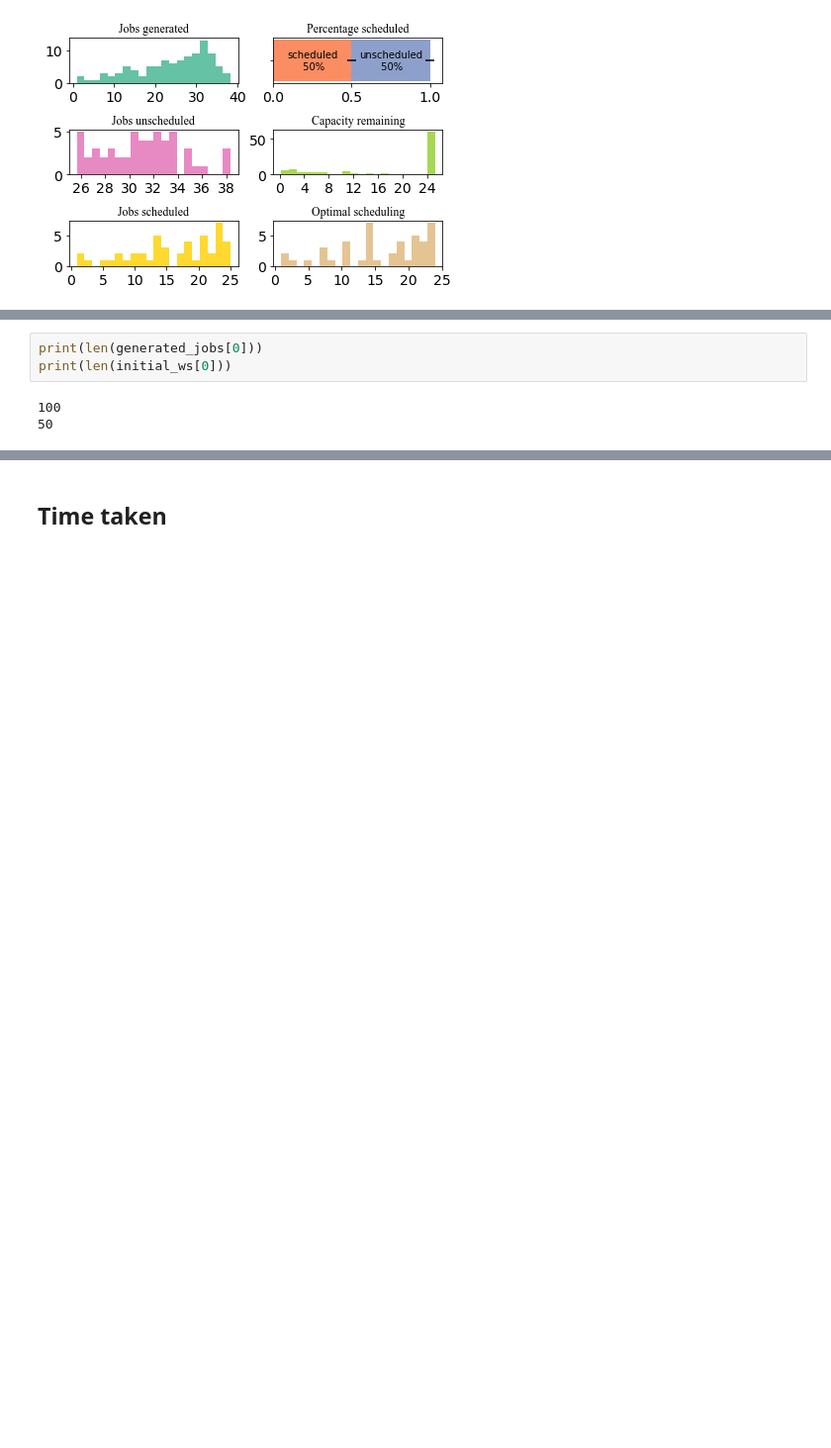
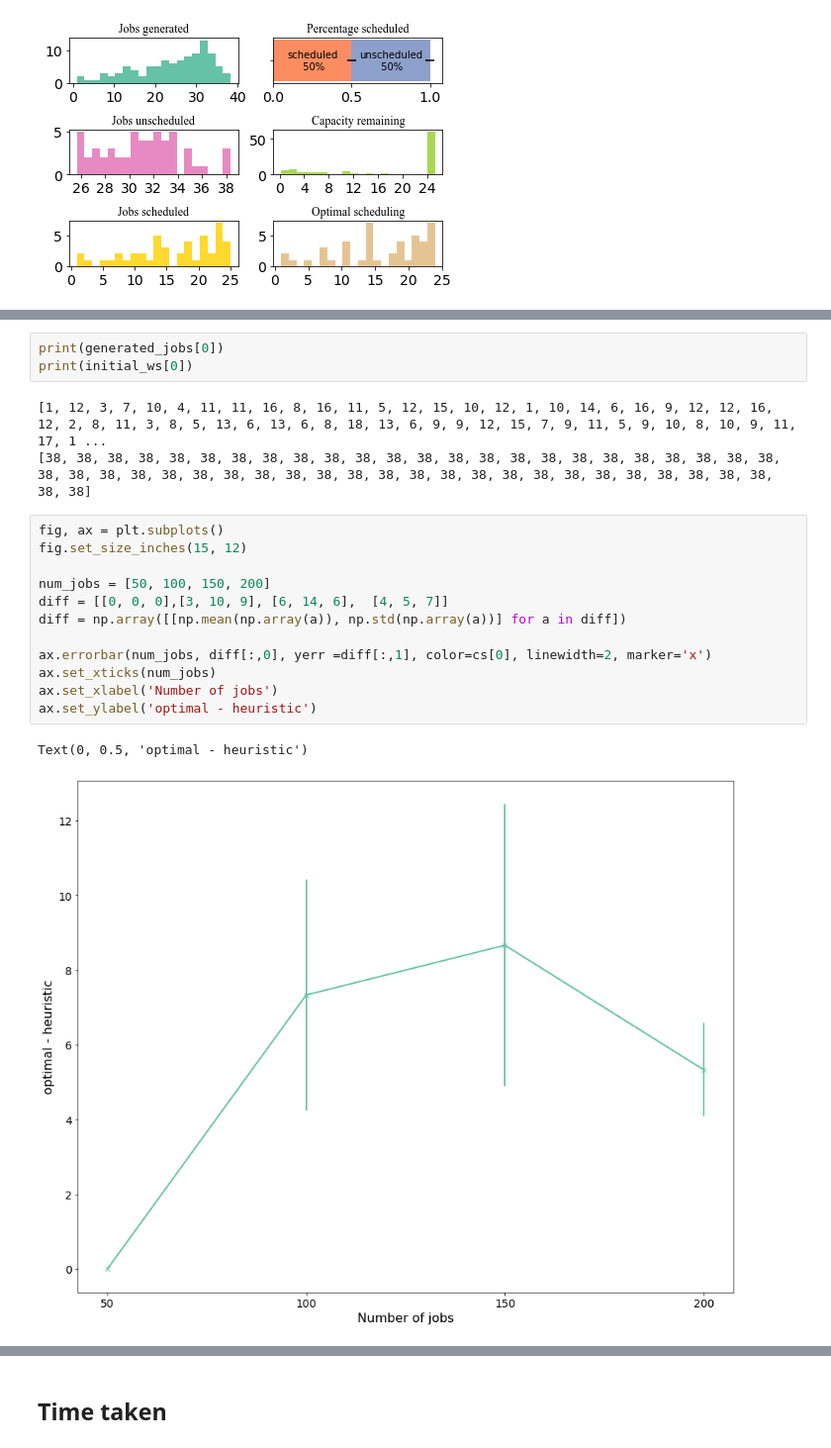
Before and after one commit to Vincent-lau/hyperion, a Jupyter notebook: measure/plotmetrics.ipynb, the cells around one changed output, grey strips where cells are left out. Shown at 99% size. Saved outputs shown, nothing was run; the diff lists cells and outputs as text; blank space fills up the shorter version.

Commit message:
Plots for optimal vs heuristics

```diff
--- a/measure/plotmetrics.ipynb
+++ b/measure/plotmetrics.ipynb
@@ -851,6 +885,21 @@ initial w is 36.54268735823133
 # %%
-print(len(generated_jobs[0]))
-print(len(initial_ws[0]))
+print(generated_jobs[0])
+print(initial_ws[0])
 # %% [output]
-100
-50
+[1, 12, 3, 7, 10, 4, 11, 11, 16, 8, 16, 11, 5, 12, 15, 10, 12, 1, 10, 14, 6, 16, 9, 12, 12, 16, 12, 2, 8, 11, 3, 8, 5, 13, 6, 13, 6, 8, 18, 13, 6, 9, 9, 12, 15, 7, 9, 11, 5, 9, 10, 8, 10, 9, 11, 17, 1 ...
+[38, 38, 38, 38, 38, 38, 38, 38, 38, 38, 38, 38, 38, 38, 38, 38, 38, 38, 38, 38, 38, 38, 38, 38, 38, 38, 38, 38, 38, 38, 38, 38, 38, 38, 38, 38, 38, 38, 38, 38, 38, 38, 38, 38, 38, 38, 38, 38, 38, 38]
+# %%
+fig, ax = plt.subplots()
+fig.set_size_inches(15, 12)
+
+num_jobs = [50, 100, 150, 200]
+diff = [[0, 0, 0],[3, 10, 9], [6, 14, 6],  [4, 5, 7]]
+diff = np.array([[np.mean(np.array(a)), np.std(np.array(a))] for a in diff])
+
+ax.errorbar(num_jobs, diff[:,0], yerr =diff[:,1], color=cs[0], linewidth=2, marker='x')
+ax.set_xticks(num_jobs)
+ax.set_xlabel('Number of jobs')
+ax.set_ylabel('optimal - heuristic')
+# %% [output]
+Text(0, 0.5, 'optimal - heuristic')
+[figure, added]
```
Also changed, not shown: parts of 17 cells of this notebook.
